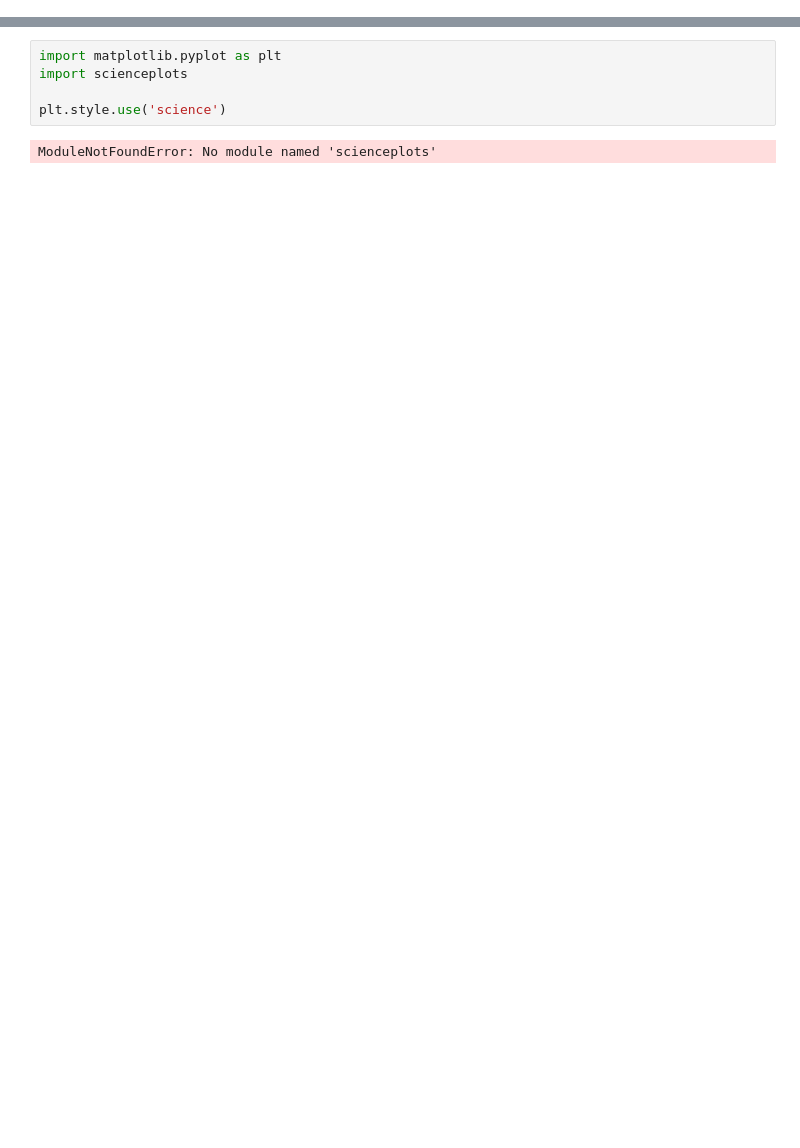
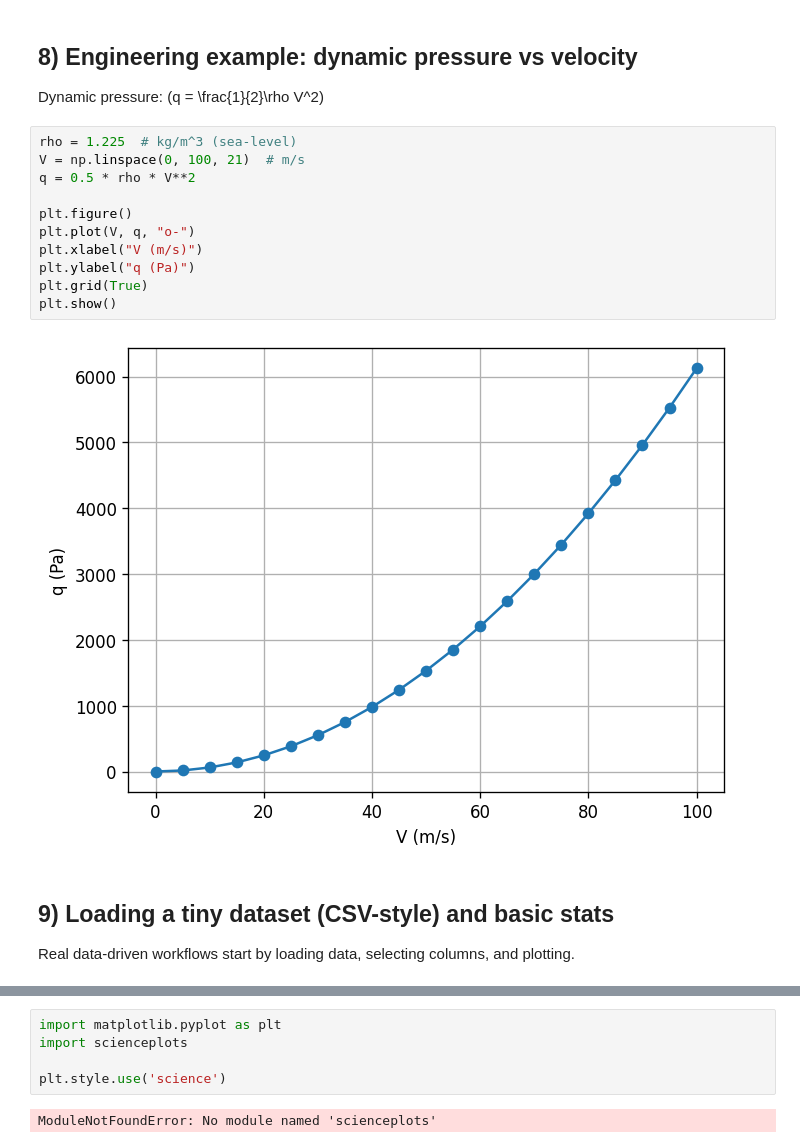
Before and after one commit to kursatkara/MAE_5020_Spring_2026, a Jupyter notebook: 01_Introduction_to_Python.ipynb, the cells around one changed output, grey strips where cells are left out. Drawn from its saved outputs; the diff is of its cells as text; blank space fills up the shorter version.

```diff
--- a/01_Introduction_to_Python.ipynb
+++ b/01_Introduction_to_Python.ipynb
@@ -345,0 +181,19 @@ https://github.com/garrettj403/SciencePlots
+# %% [markdown]
+## 8) Engineering example: dynamic pressure vs velocity
+Dynamic pressure: \(q = \frac{1}{2}\rho V^2\)
+# %%
+rho = 1.225  # kg/m^3 (sea-level)
+V = np.linspace(0, 100, 21)  # m/s
+q = 0.5 * rho * V**2
+
+plt.figure()
+plt.plot(V, q, "o-")
+plt.xlabel("V (m/s)")
+plt.ylabel("q (Pa)")
+plt.grid(True)
+plt.show()
+# %% [output]
+[figure, added]
+# %% [markdown]
+## 9) Loading a tiny dataset (CSV-style) and basic stats
+Real data-driven workflows start by loading data, selecting columns, and plotting.
```
Also changed, not shown: parts of 57 cells of this notebook.
